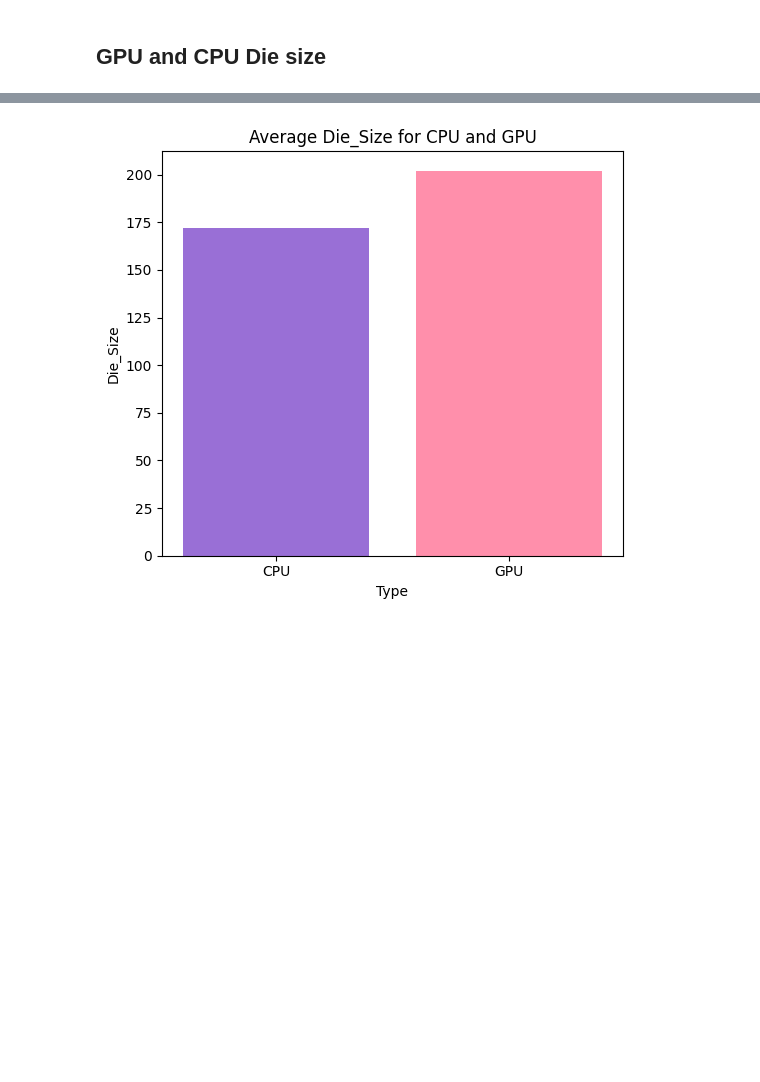
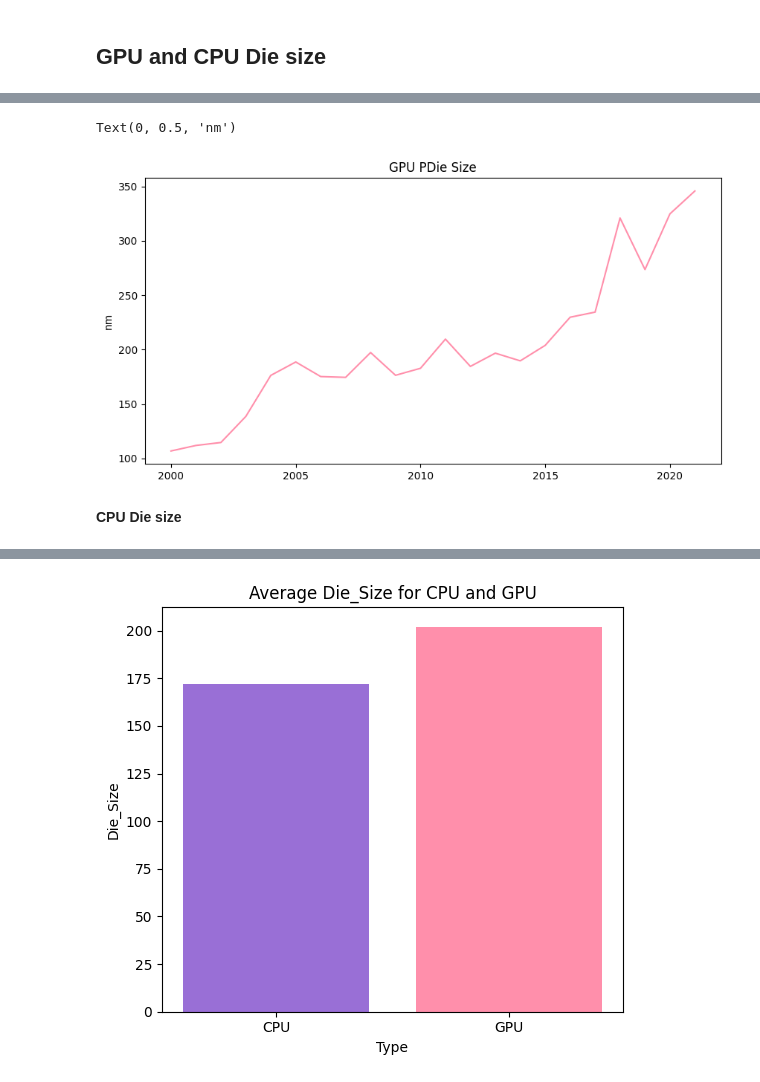
Before and after one commit to WendyInft/MATHEDA-INFANTE, a Jupyter notebook: WK8-Midterm-Exam/Exercise/WK8-Exploratory-Data-Analysis-Infante.ipynb, the cells around one changed output, grey strips where cells are left out. Saved outputs shown, nothing was run; the diff lists cells and outputs as text; code cells hidden in the pictures; blank space fills up the shorter version.

```diff
--- a/WK8-Midterm-Exam/Exercise/WK8-Exploratory-Data-Analysis-Infante.ipynb
+++ b/WK8-Midterm-Exam/Exercise/WK8-Exploratory-Data-Analysis-Infante.ipynb
@@ -308,0 +312,3 @@ diesize= ['Die_Size']
+# %%
+df_ps = df_w[['Type','Date','Die_Size']].where(df_w['Type']=='GPU').dropna()
+df_ps
@@ -308,0 +329,4 @@ diesize= ['Die_Size']
+# %%
+df_ps['Date'] = pd.to_datetime(df_ps['Date'])
+df_ps['Year'] = df_ps['Date'].dt.year
+df_ps
@@ -308,0 +347,4 @@ diesize= ['Die_Size']
+# %%
+
+df_ps = df_ps.groupby('Year')['Die_Size'].mean().reset_index()
+df_ps
@@ -308,0 +369,10 @@ diesize= ['Die_Size']
+# %%
+plt.figure(figsize=(10,5))
+plt.plot(df_ps['Year'],df_ps['Die_Size'], color='#FF8FAB')
+plt.title('GPU PDie Size')
+plt.ylabel('nm')
+# %% [output]
+Text(0, 0.5, 'nm')
+[figure, added]
+# %% [markdown]
+**CPU Die size**
```
Also changed, not shown: parts of 10 cells of this notebook.
